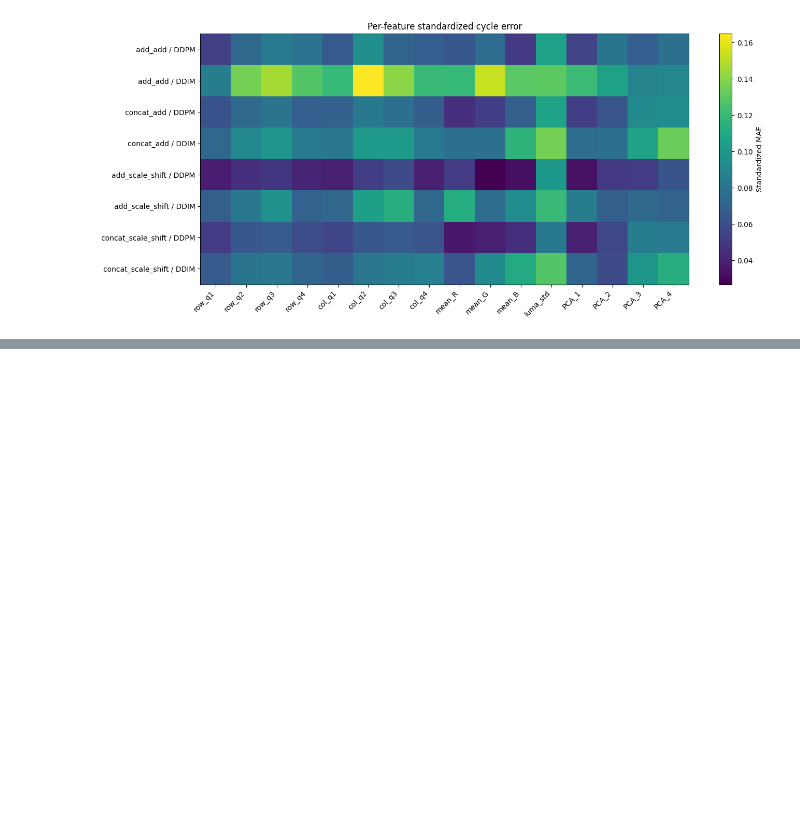
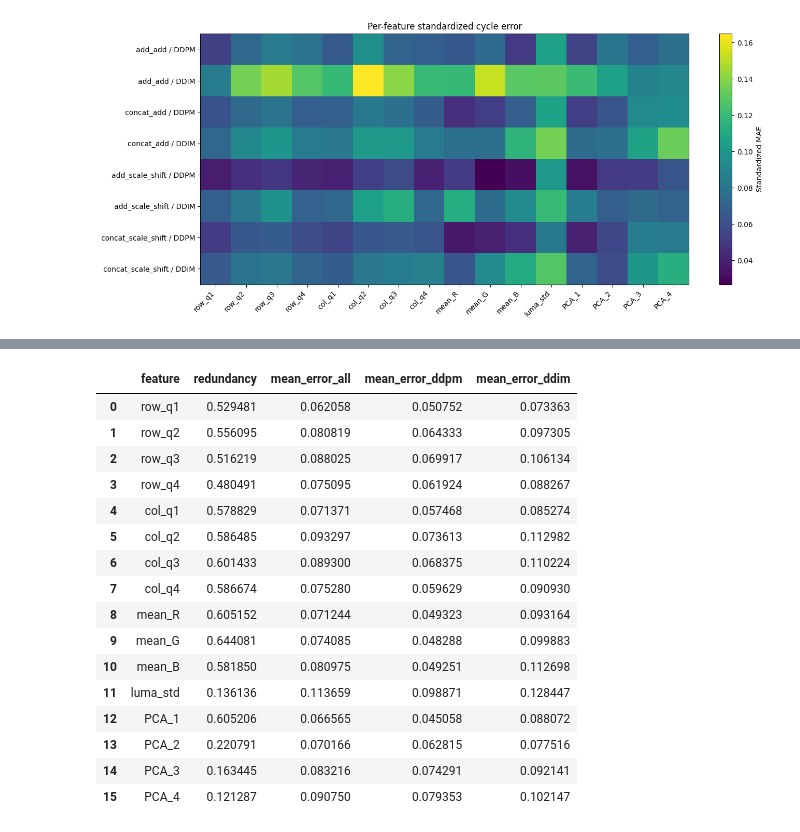
Before and after one commit to GoharKhachatryan/GenAI_project, a Jupyter notebook: notebooks/04_evaluation.ipynb, the cells around one changed output, grey strips where cells are left out. Cells and saved outputs as stored; diff of their text form; code cells hidden in the pictures; blank space fills up the shorter version.

Commit message:
#4. Feature-level analysis.

```diff
--- a/notebooks/04_evaluation.ipynb
+++ b/notebooks/04_evaluation.ipynb
@@ -711,0 +852,56 @@ plt.show()
+# %%
+mean_feature_error_all = np.mean(
+    [
+        result["feature_mae_std"].numpy()
+        for result in results.values()
+    ],
+    axis=0,
+)
+
+mean_feature_error_ddpm = np.mean(
+    [
+        result["feature_mae_std"].numpy()
+        for (variant, sampler), result
+        in results.items()
+        if sampler == "ddpm"
+    ],
+    axis=0,
+)
+
+mean_feature_error_ddim = np.mean(
+    [
+        result["feature_mae_std"].numpy()
+        for (variant, sampler), result
+        in results.items()
+        if sampler == "ddim"
+    ],
+    axis=0,
+)
+# %%
+correlation_analysis_df = pd.DataFrame({
+    "feature": feature_names,
+    "redundancy": feature_redundancy,
+    "mean_error_all": mean_feature_error_all,
+    "mean_error_ddpm": mean_feature_error_ddpm,
+    "mean_error_ddim": mean_feature_error_ddim,
+})
+
+correlation_analysis_df
+# %% [output]
+|  | feature | redundancy | mean_error_all | mean_error_ddpm | mean_error_ddim |
+| 0 | row_q1 | 0.529481 | 0.062058 | 0.050752 | 0.073363 |
+| 1 | row_q2 | 0.556095 | 0.080819 | 0.064333 | 0.097305 |
+| 2 | row_q3 | 0.516219 | 0.088025 | 0.069917 | 0.106134 |
+| 3 | row_q4 | 0.480491 | 0.075095 | 0.061924 | 0.088267 |
+| 4 | col_q1 | 0.578829 | 0.071371 | 0.057468 | 0.085274 |
+| 5 | col_q2 | 0.586485 | 0.093297 | 0.073613 | 0.112982 |
+| 6 | col_q3 | 0.601433 | 0.089300 | 0.068375 | 0.110224 |
+| 7 | col_q4 | 0.586674 | 0.075280 | 0.059629 | 0.090930 |
+| 8 | mean_R | 0.605152 | 0.071244 | 0.049323 | 0.093164 |
+| 9 | mean_G | 0.644081 | 0.074085 | 0.048288 | 0.099883 |
+| 10 | mean_B | 0.581850 | 0.080975 | 0.049251 | 0.112698 |
+| 11 | luma_std | 0.136136 | 0.113659 | 0.098871 | 0.128447 |
+| 12 | PCA_1 | 0.605206 | 0.066565 | 0.045058 | 0.088072 |
+| 13 | PCA_2 | 0.220791 | 0.070166 | 0.062815 | 0.077516 |
+| 14 | PCA_3 | 0.163445 | 0.083216 | 0.074291 | 0.092141 |
+| 15 | PCA_4 | 0.121287 | 0.090750 | 0.079353 | 0.102147 |
```
Also changed, not shown: parts of 18 cells of this notebook.
